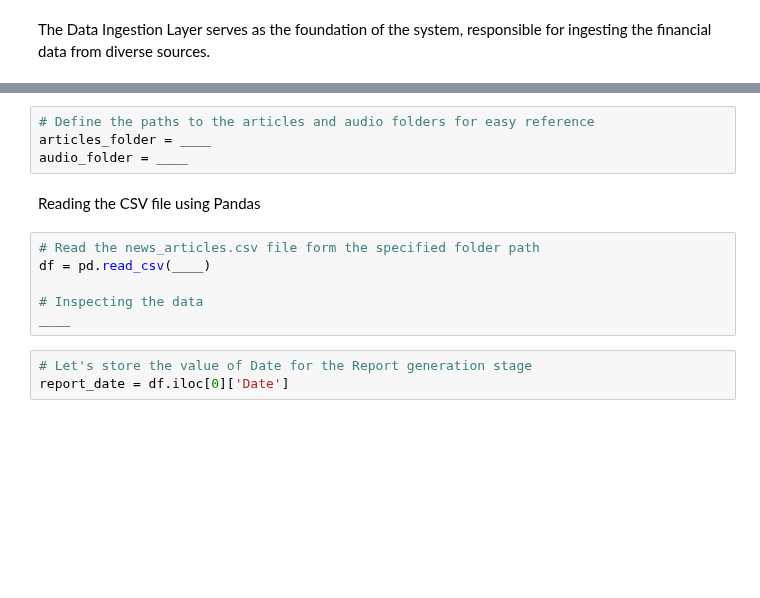
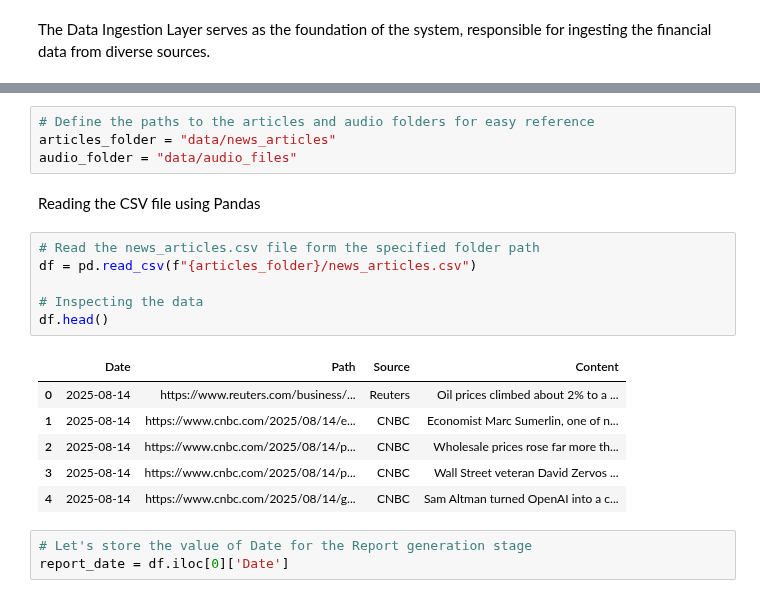
Before and after one commit to ShubhamAsawale/gen_ai_repo, a Jupyter notebook: sentiment_analysis/Learner_Notebook_[Code].ipynb, the cells around one changed output, grey strips where cells are left out. Cells and saved outputs as stored; diff of their text form; blank space fills up the shorter version.

```diff
--- a/sentiment_analysis/Learner_Notebook_[Code].ipynb
+++ b/sentiment_analysis/Learner_Notebook_[Code].ipynb
@@ -170,15 +205,22 @@ The Data Ingestion Layer serves as the foundation of the system, responsible for
 # %%
 # Define the paths to the articles and audio folders for easy reference
-articles_folder = ____
-audio_folder = ____
+articles_folder = "data/news_articles"
+audio_folder = "data/audio_files"
 # %% [markdown]
 Reading the CSV file using Pandas
 # %%
 # Read the news_articles.csv file form the specified folder path
-df = pd.read_csv(____)
+df = pd.read_csv(f"{articles_folder}/news_articles.csv")
 
 # Inspecting the data
-____
+df.head()
+# %% [output]
+|  | Date | Path | Source | Content |
+| 0 | 2025-08-14 | https://www.reuters.com/business/... | Reuters | Oil prices climbed about 2% to a ... |
+| 1 | 2025-08-14 | https://www.cnbc.com/2025/08/14/e... | CNBC | Economist Marc Sumerlin, one of n... |
+| 2 | 2025-08-14 | https://www.cnbc.com/2025/08/14/p... | CNBC | Wholesale prices rose far more th... |
+| 3 | 2025-08-14 | https://www.cnbc.com/2025/08/14/p... | CNBC | Wall Street veteran David Zervos ... |
+| 4 | 2025-08-14 | https://www.cnbc.com/2025/08/14/g... | CNBC | Sam Altman turned OpenAI into a c... |
 # %%
 # Let's store the value of Date for the Report generation stage
 report_date = df.iloc[0]['Date']
```
Also changed, not shown: parts of 22 cells of this notebook.
